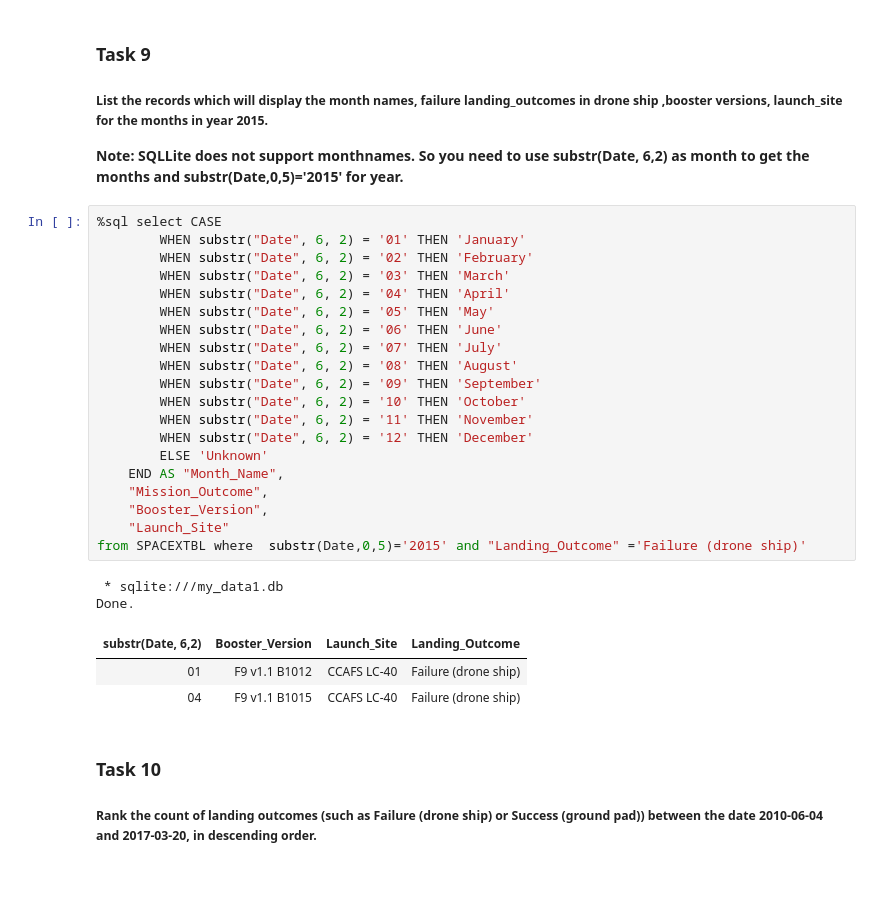
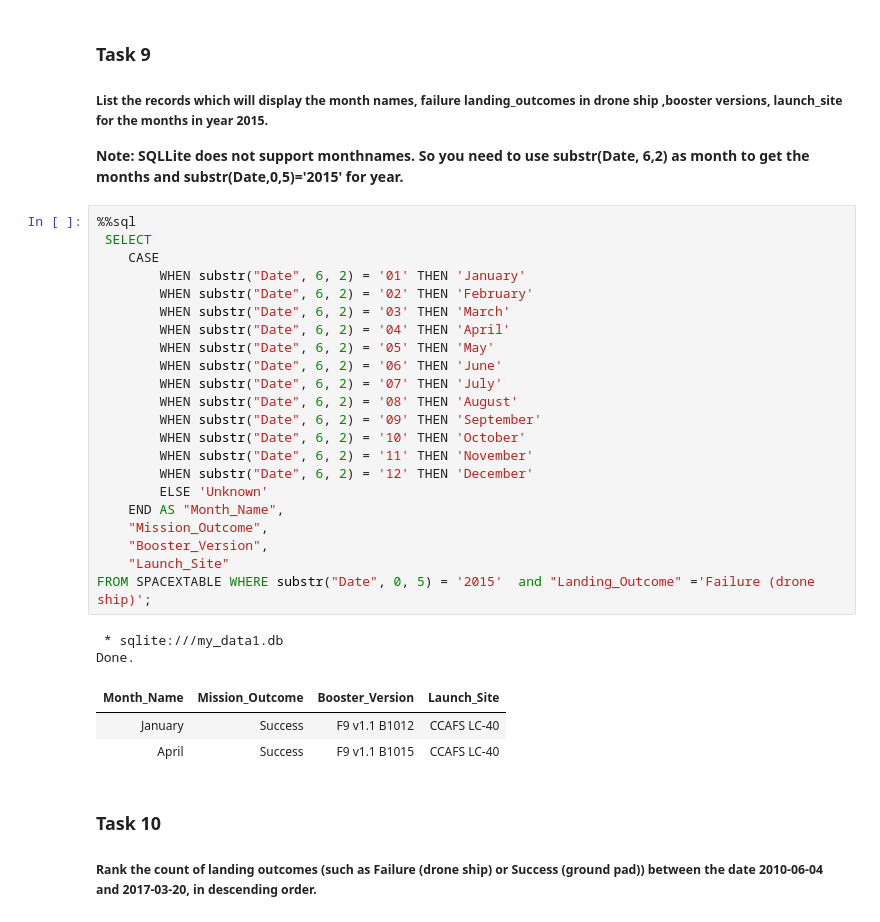
Before and after one commit to carolyalamova/DSCapston, a Jupyter notebook: jupyter-labs-eda-sql-coursera_sqllite.ipynb, the cells around one changed output. Cells and saved outputs as stored; diff of their text form; blank space fills up the shorter version.

```diff
--- a/jupyter-labs-eda-sql-coursera_sqllite.ipynb
+++ b/jupyter-labs-eda-sql-coursera_sqllite.ipynb
@@ -258,31 +256,33 @@ Done.
 
 **Note: SQLLite does not support monthnames. So you need to use  substr(Date, 6,2) as month to get the months and substr(Date,0,5)='2015' for year.**
 # %%
-%sql select CASE
+%%sql
+ SELECT
+    CASE
         WHEN substr("Date", 6, 2) = '01' THEN 'January'
         WHEN substr("Date", 6, 2) = '02' THEN 'February'
         WHEN substr("Date", 6, 2) = '03' THEN 'March'
         WHEN substr("Date", 6, 2) = '04' THEN 'April'
         WHEN substr("Date", 6, 2) = '05' THEN 'May'
         WHEN substr("Date", 6, 2) = '06' THEN 'June'
         WHEN substr("Date", 6, 2) = '07' THEN 'July'
         WHEN substr("Date", 6, 2) = '08' THEN 'August'
         WHEN substr("Date", 6, 2) = '09' THEN 'September'
         WHEN substr("Date", 6, 2) = '10' THEN 'October'
         WHEN substr("Date", 6, 2) = '11' THEN 'November'
         WHEN substr("Date", 6, 2) = '12' THEN 'December'
         ELSE 'Unknown'
     END AS "Month_Name",
     "Mission_Outcome",
     "Booster_Version",
     "Launch_Site"
-from SPACEXTBL where  substr(Date,0,5)='2015' and "Landing_Outcome" ='Failure (drone ship)'
+FROM SPACEXTABLE WHERE substr("Date", 0, 5) = '2015'  and "Landing_Outcome" ='Failure (drone ship)';
 # %% [output]
  * sqlite:///my_data1.db
 Done.
-| substr(Date, 6,2) | Booster_Version | Launch_Site | Landing_Outcome |
-| 01 | F9 v1.1 B1012 | CCAFS LC-40 | Failure (drone ship) |
-| 04 | F9 v1.1 B1015 | CCAFS LC-40 | Failure (drone ship) |
+| Month_Name | Mission_Outcome | Booster_Version | Launch_Site |
+| January | Success | F9 v1.1 B1012 | CCAFS LC-40 |
+| April | Success | F9 v1.1 B1015 | CCAFS LC-40 |
 # %% [markdown]
 ### Task 10
 
```
Also changed, not shown: parts of 2 cells of this notebook.
